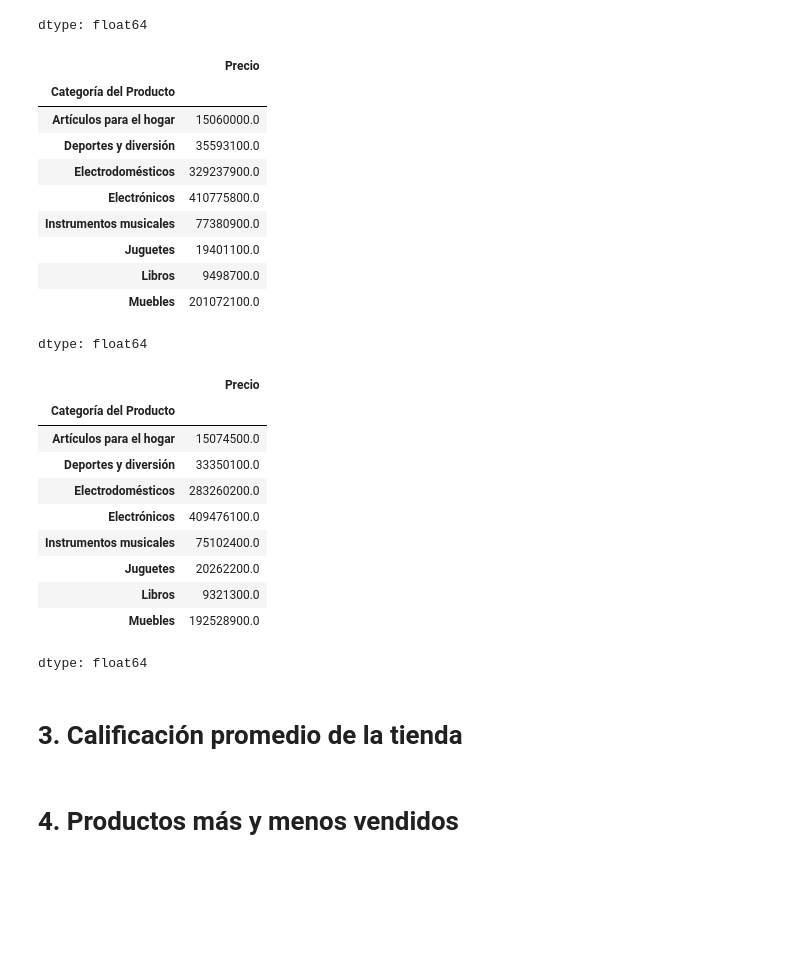
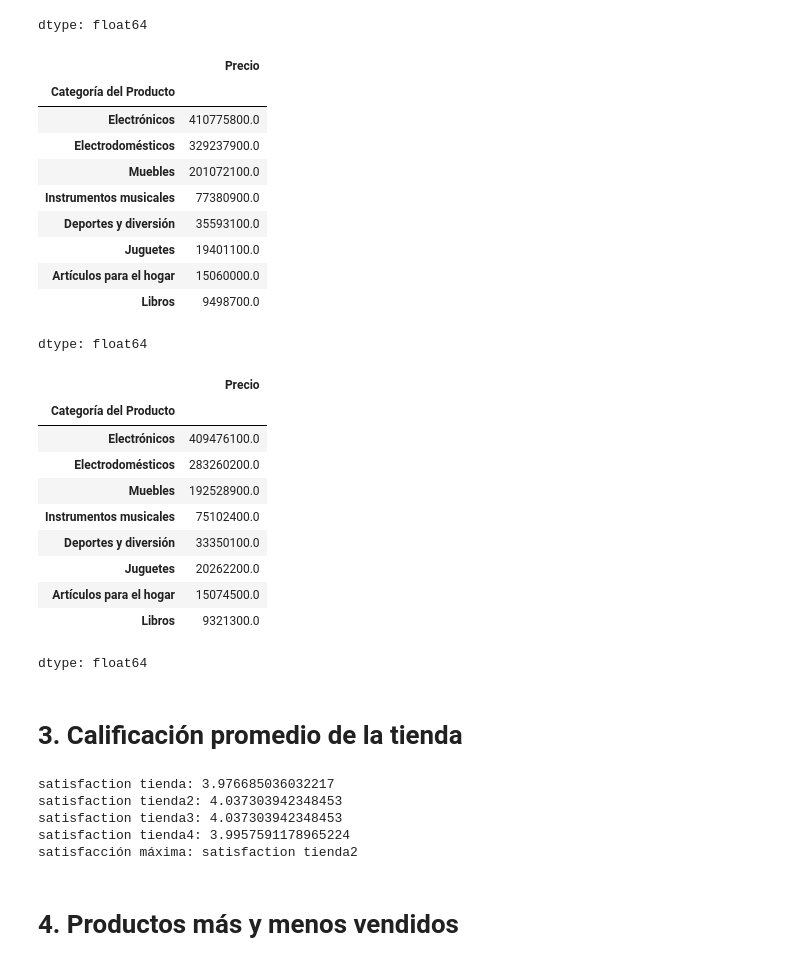
Before and after one commit to lauralara13021/data-science-latam, a Jupyter notebook: AluraStoreLatam.ipynb, the cells around one changed output. Saved outputs shown, nothing was run; the diff lists cells and outputs as text; code cells hidden in the pictures; blank space fills up the shorter version.

```diff
--- a/AluraStoreLatam.ipynb
+++ b/AluraStoreLatam.ipynb
@@ -77,35 +88,56 @@ tienda2.groupby('Categoría del Producto')['Precio'].sum()
 | Muebles | 176426300.0 |
 dtype: float64
 # %%
-tienda3.groupby('Categoría del Producto')['Precio'].sum()
+venta_categoria3 = tienda3.groupby('Categoría del Producto')['Precio'].sum()
+venta_categoria3.sort_values(ascending=False)
 # %% [output]
 |  | Precio |
 | Categoría del Producto |  |
+| Electrónicos | 410775800.0 |
+| Electrodomésticos | 329237900.0 |
+| Muebles | 201072100.0 |
+| Instrumentos musicales | 77380900.0 |
+| Deportes y diversión | 35593100.0 |
+| Juguetes | 19401100.0 |
 | Artículos para el hogar | 15060000.0 |
-| Deportes y diversión | 35593100.0 |
-| Electrodomésticos | 329237900.0 |
-| Electrónicos | 410775800.0 |
-| Instrumentos musicales | 77380900.0 |
-| Juguetes | 19401100.0 |
 | Libros | 9498700.0 |
-| Muebles | 201072100.0 |
 dtype: float64
 # %%
-tienda4.groupby('Categoría del Producto')['Precio'].sum()
+venta_categoria4 = tienda4.groupby('Categoría del Producto')['Precio'].sum()
+venta_categoria4.sort_values(ascending=False)
 # %% [output]
 |  | Precio |
 | Categoría del Producto |  |
+| Electrónicos | 409476100.0 |
+| Electrodomésticos | 283260200.0 |
+| Muebles | 192528900.0 |
+| Instrumentos musicales | 75102400.0 |
+| Deportes y diversión | 33350100.0 |
+| Juguetes | 20262200.0 |
 | Artículos para el hogar | 15074500.0 |
-| Deportes y diversión | 33350100.0 |
-| Electrodomésticos | 283260200.0 |
-| Electrónicos | 409476100.0 |
-| Instrumentos musicales | 75102400.0 |
-| Juguetes | 20262200.0 |
 | Libros | 9321300.0 |
-| Muebles | 192528900.0 |
 dtype: float64
 # %% [markdown]
 # 3. Calificación promedio de la tienda
+# %%
+satisfaction_tienda = float(tienda['Calificación'].mean())
+satisfaction_tienda2 = float(tienda2['Calificación'].mean())
+satisfaction_tienda3 = float(tienda3['Calificación'].mean())
+satisfaction_tienda4 = float(tienda4['Calificación'].mean())
+satisfactions = {"satisfaction tienda" : satisfaction_tienda,
+                 "satisfaction tienda2" : satisfaction_tienda2,
+                 "satisfaction tienda3" : satisfaction_tienda2,
+                 "satisfaction tienda4" : satisfaction_tienda4}
+for clave, valor in satisfactions.items():
+  print(f"{clave}: {valor}")
+
+print(f"satisfacción máxima: {max(satisfactions, key=satisfactions.get)}")
+# %% [output]
+satisfaction tienda: 3.976685036032217
+satisfaction tienda2: 4.037303942348453
+satisfaction tienda3: 4.037303942348453
+satisfaction tienda4: 3.9957591178965224
+satisfacción máxima: satisfaction tienda2
 # %% [markdown]
 # 4. Productos más y menos vendidos
 # %% [markdown]
```
Also changed, not shown: parts of 3 cells of this notebook.
